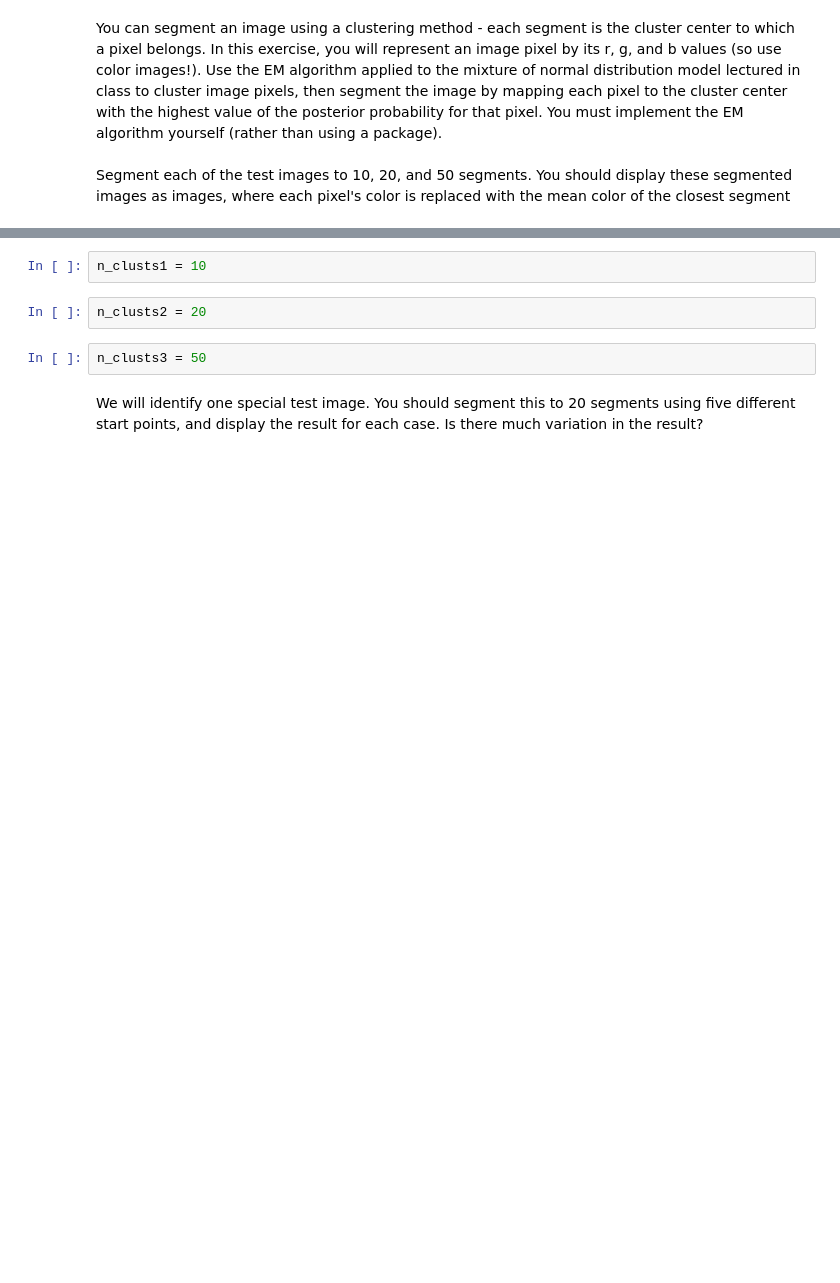
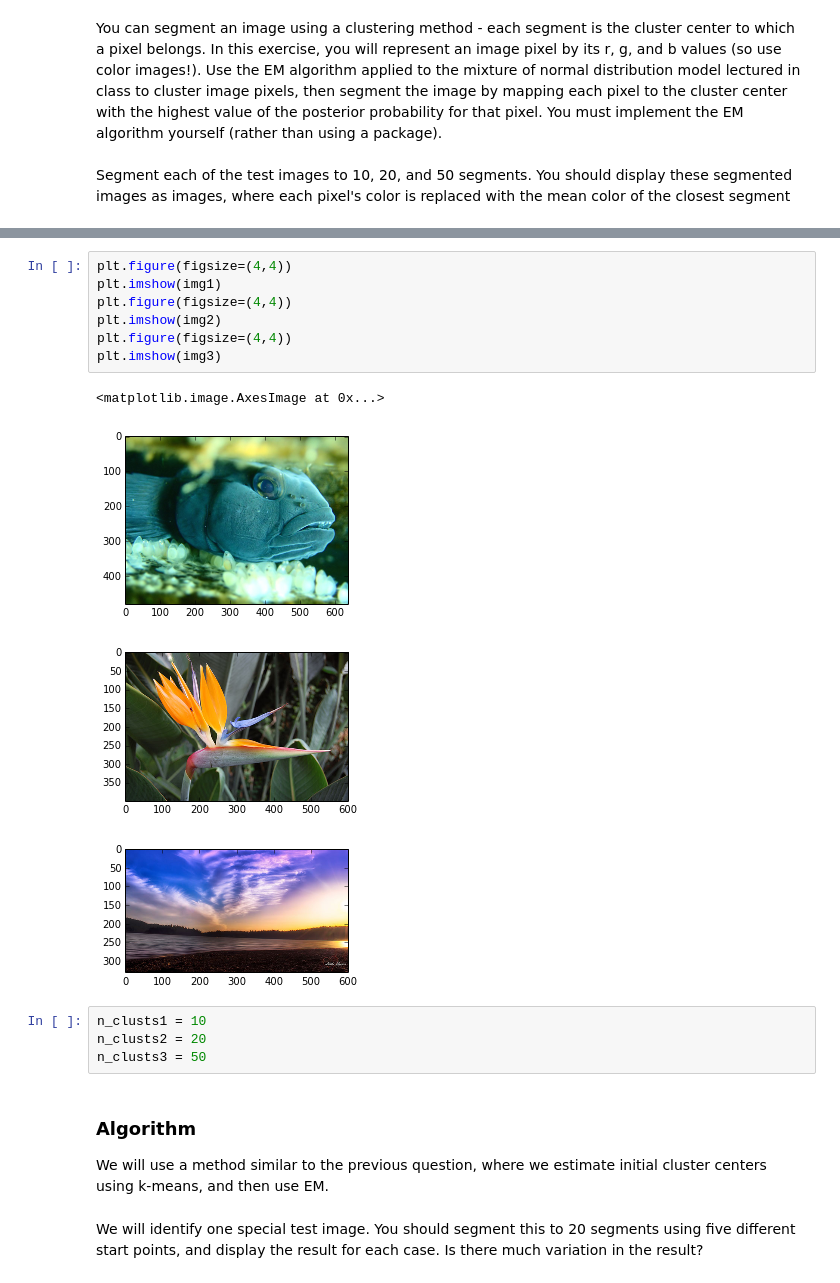
Before and after one commit to roshanjrajan/CS498-AML, a Jupyter notebook: hw6/CS 498 AML HW 6.ipynb, the cells around one changed output, grey strips where cells are left out. Saved outputs shown, nothing was run; the diff lists cells and outputs as text; blank space fills up the shorter version.

```diff
--- a/hw6/CS 498 AML HW 6.ipynb
+++ b/hw6/CS 498 AML HW 6.ipynb
@@ -79,8 +84,21 @@ img3 = scipy.misc.imread(dirname)
+# %%
+plt.figure(figsize=(4,4))
+plt.imshow(img1)
+plt.figure(figsize=(4,4))
+plt.imshow(img2)
+plt.figure(figsize=(4,4))
+plt.imshow(img3)
+# %% [output]
+<matplotlib.image.AxesImage at 0x...>
+[figure, added]
+[figure, added]
+[figure, added]
 # %%
 n_clusts1 = 10
+n_clusts2 = 20
+n_clusts3 = 50
-# %%
-n_clusts2 = 20
-# %%
-n_clusts3 = 50
+# %% [markdown]
+### Algorithm
+We will use a method similar to the previous question, where we estimate initial cluster centers using k-means, and then use EM.
 # %% [markdown]
 We will identify one special test image. You should segment this to 20 segments using five different start points, and display the result for each case. Is there much variation in the result?
```
Also changed, not shown: parts of 3 cells of this notebook.
